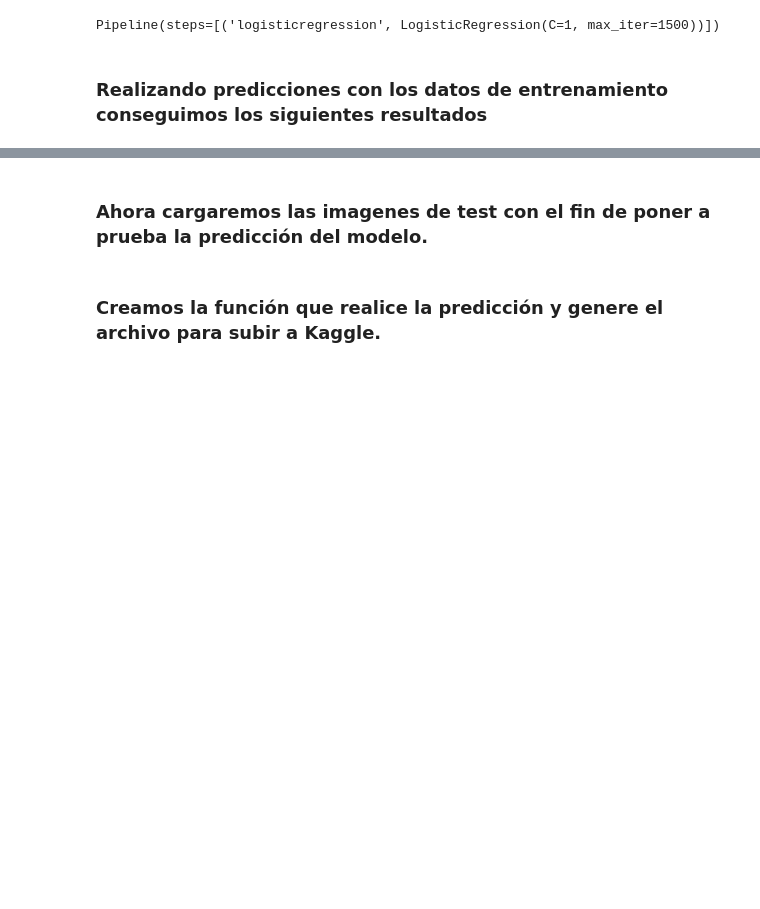
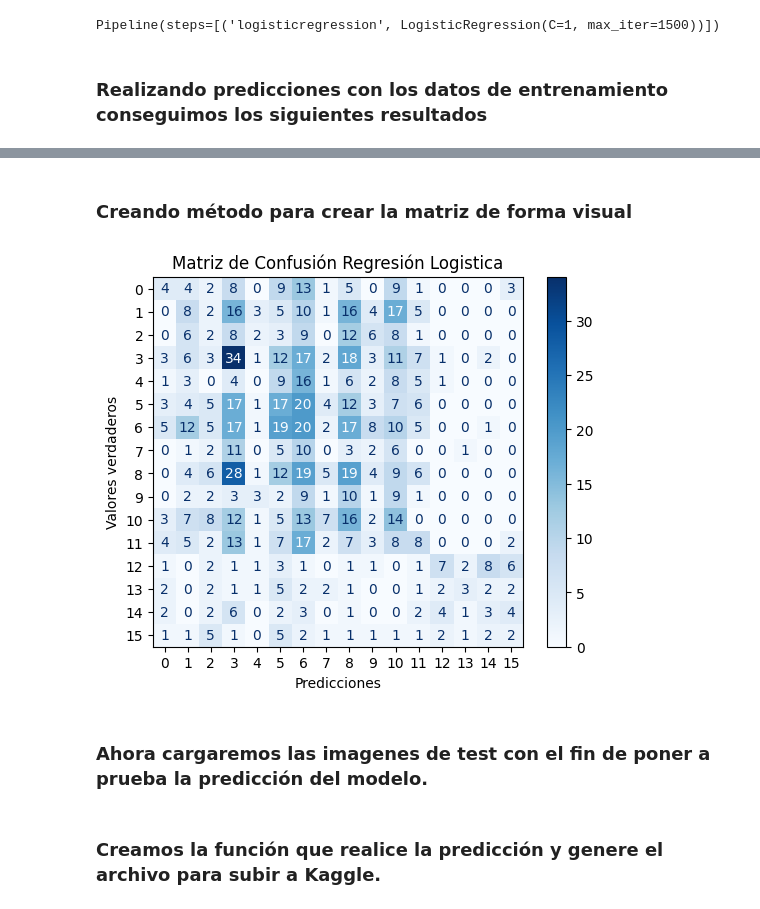
Before and after one commit to F3liP3L/Statistics_III, a Jupyter notebook: tarea3/src/tarea3.ipynb, the cells around one changed output, grey strips where cells are left out. Saved outputs shown, nothing was run; the diff lists cells and outputs as text; code cells hidden in the pictures; blank space fills up the shorter version.

```diff
--- a/tarea3/src/tarea3.ipynb
+++ b/tarea3/src/tarea3.ipynb
@@ -147,6 +137,33 @@ Matriz de Confusión:
  [ 2  0  2  1  1  5  2  2  1  0  0  1  2  3  2  2]
  [ 2  0  2  6  0  2  3  0  1  0  0  2  4  1  3  4]
  [ 1  1  5  1  0  5  2  1  1  1  1  1  2  1  2  2]]
+# %% [markdown]
+### Creando método para crear la matriz de forma visual
+# %%
+import matplotlib.pyplot as plt
+from sklearn.metrics import ConfusionMatrixDisplay
+
+def plotConfusionMatrixWithCounts(yTrue, yPred, title="Matriz de Confusión"):
+    """
+    Grafica la matriz de confusión y muestra los valores TP, TN, FP y FN.
+
+    Parámetros:
+    yTrue -- Valores verdaderos (etiquetas reales).
+    yPred -- Valores predichos por el modelo.
+    title -- Título de la gráfica (opcional, por defecto es "Matriz de Confusión").
+    """
+    confMatrix = confusion_matrix(yTrue, yPred)
+    disp = ConfusionMatrixDisplay(confusion_matrix=confMatrix)
+    disp.plot(cmap="Blues")
+    # Configura la gráfica
+    plt.title(title)
+    plt.xlabel("Predicciones")
+    plt.ylabel("Valores verdaderos")
+    plt.show()
+
+plotConfusionMatrixWithCounts(yVal.argmax(axis=1), yValPred, "Matriz de Confusión Regresión Logistica")
+# %% [output]
+[figure, added]
 # %% [markdown]
 ### Ahora cargaremos las imagenes de test con el fin de poner a prueba la predicción del modelo.
 # %%
```
Also changed, not shown: parts of 13 cells of this notebook, 5 other files.
